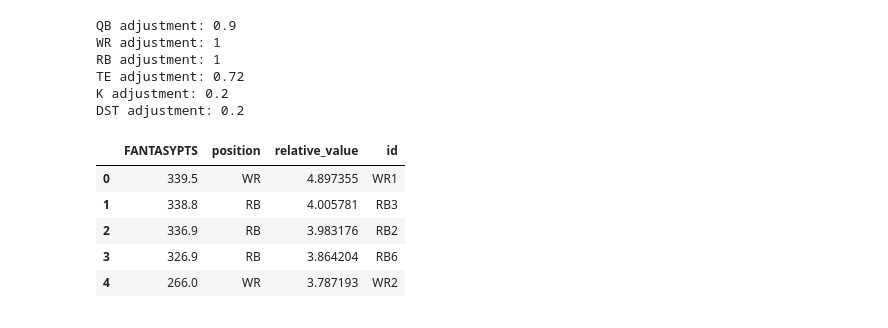
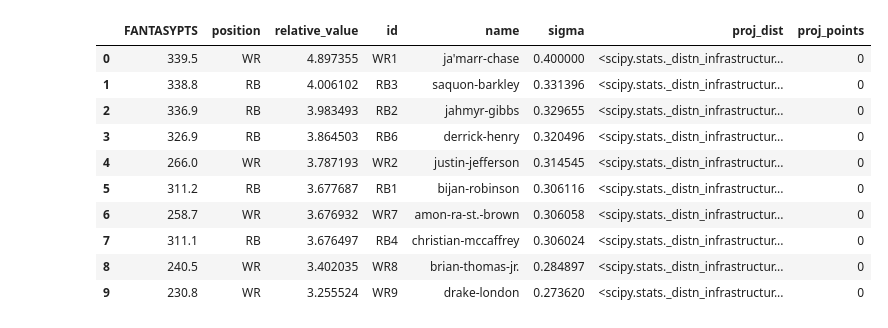
Before and after one commit to lukebernier/monte-carlo, a Jupyter notebook: draft_monte_carlo.ipynb, the cells around one changed output. Drawn from its saved outputs; the diff is of its cells as text; code cells hidden in the pictures.

Commit message:
distribution analysis, set player distributions

```diff
--- a/draft_monte_carlo.ipynb
+++ b/draft_monte_carlo.ipynb
@@ -307,32 +381,32 @@ class Draft: # class for drafting teams
 # have to merge all positions together because the original dataset didn't have position :/
 qbs = pd.read_csv('FantasyPros_2025_Draft_QB_Rankings.csv')
 qbs['position'] = 'QB'
-qbs = qbs[['RK', 'FANTASYPTS', 'position']]
+qbs = qbs[['RK', 'FANTASYPTS', 'position', 'PLAYER NAME']]
 
 
 wrs = pd.read_csv('FantasyPros_2025_Draft_WR_Rankings.csv')
 wrs['position'] = 'WR'
-wrs = wrs[['RK', 'FANTASYPTS', 'position']]
+wrs = wrs[['RK', 'FANTASYPTS', 'position', 'PLAYER NAME']]
 
 
 rbs = pd.read_csv('FantasyPros_2025_Draft_RB_Rankings.csv')
 rbs['position'] = 'RB'
-rbs = rbs[['RK', 'FANTASYPTS', 'position']]
+rbs = rbs[['RK', 'FANTASYPTS', 'position', 'PLAYER NAME']]
 
 
 tes = pd.read_csv('FantasyPros_2025_Draft_TE_Rankings.csv')
 tes['position'] = 'TE'
-tes = tes[['RK', 'FANTASYPTS', 'position']]
+tes = tes[['RK', 'FANTASYPTS', 'position', 'PLAYER NAME']]
 
 
 ks = pd.read_csv('FantasyPros_2025_Draft_K_Rankings.csv')
 ks['position'] = 'K'
-ks = ks[['RK', 'FANTASYPTS', 'position']]
+ks = ks[['RK', 'FANTASYPTS', 'position', 'PLAYER NAME']]
 
 
 dst = pd.read_csv('FantasyPros_2025_Draft_DST_Rankings.csv')
 dst['position'] = 'DST'
-dst = dst[['RK', 'FANTASYPTS', 'position']]
+dst = dst[['RK', 'FANTASYPTS', 'position', 'PLAYER NAME']]
 
 # impute and smooth the distribution
 qbs_smoothed = impute_and_smooth(qbs, verbose=False)
@@ -340,50 +414,81 @@ wrs_smoothed = impute_and_smooth(wrs, verbose=False)
 rbs_smoothed = impute_and_smooth(rbs, verbose=False)
 tes_smoothed = impute_and_smooth(tes, verbose=False)
 ks_smoothed = impute_and_smooth(ks, verbose=False)
 dst_smoothed = impute_and_smooth(dst, verbose=False)
 
 #calculate relative values based on smoothed distribution
 qbs_rv = calculate_relative_value(qbs_smoothed, verbose=False)
 wrs_rv = calculate_relative_value(wrs_smoothed, verbose=False)
 rbs_rv = calculate_relative_value(rbs_smoothed, verbose=False)
 tes_rv = calculate_relative_value(tes_smoothed, verbose=False)
 ks_rv = calculate_relative_value(ks_smoothed, verbose=False)
 dst_rv = calculate_relative_value(dst_smoothed, verbose=False)
 
 players = pd.concat([qbs_rv, wrs_rv, rbs_rv, tes_rv, ks_rv, dst_rv]).reset_index(drop=True)
 players['RK'] = players['RK'].astype(str) # change type of RK to string
 
 
 # define importance of each position - (QB, WR, RB, TE, K, DST)
 position_importance = [0.9, 1, 1, 0.72, 0.2, 0.2] # QB = 0.9, WR = 1, RB = 1, TE = 0.72, K = 0.2, DST = 0.2
 
 
-players_adjusted = relative_value_adjustment(players, position_importance, verbose=True)
-#players_adjusted['id'] = str(players_adjusted['position']) + str(players_adjusted['RK'])
+players_adjusted = relative_value_adjustment(players, position_importance, verbose=False)
 players_adjusted['id'] = players_adjusted['position'].str.cat(players_adjusted['RK'], sep='')
 
 players_adjusted = players_adjusted.sort_values(by='relative_value', ascending=False).reset_index(drop=True)
 
 players_adjusted = players_adjusted.drop(['RK'], axis=1) # drop rank
 
+#reformat player names
+for i, r in players_adjusted.iterrows():
+    players_adjusted.loc[i, 'name_lower'] = players_adjusted.loc[i, 'PLAYER NAME'].lower()
+    players_adjusted.loc[i, 'name'] = players_adjusted.loc[i, 'name_lower'].replace(" ", "-")
 
-players_adjusted.head(5)
+players_adjusted = players_adjusted.drop(['PLAYER NAME'], axis=1) # drop temp name columns
+players_adjusted = players_adjusted.drop(['name_lower'], axis=1) # drop temp name columns
 
-#for index, row in df_sorted.iterrows():
-    #print(f"Index: {index}, RK: {row['RK']}, Pts: {row['FANTASYPTS']}, Position: {row['position']}, relative value: {row['relative_value']}")
+
+#create sigma value for lognormal distribution creation - this value will be based on relative_value
+#use min-max normalization
+#first scale to [0, 1)
+minmax = (players_adjusted['relative_value'] - min(players_adjusted['relative_value']))/(max(players_adjusted['relative_value']) - min(players_adjusted['relative_value']))
+
+# then adjust ranges
+players_adjusted['sigma'] = 0.1 + minmax * (0.4-0.1)
+
+
+# every player needs a pdf of the lognormal function - need to add the distribution to the dataset so that we can sample
+# from the pdf for every draft
+
+# key notes - sigma can vary over the interval (0.1, 0.4) - the closer to 0, the less skew there is - I want there to be more skew
+# the higher a players relative value - regression to the mean dictates that an extreme event (that players season) will likely be
+# followed by a less extreme event - key here is "likely"
+
+# mu should stay constant at 4
+
+mu = 4   # Mean of the underlying normal distribution
+
+# Create distribution object for each player
+for i, r in players_adjusted.iterrows():
+    players_adjusted.loc[i, 'proj_dist'] = lognorm(s=r['sigma'], scale=np.exp(mu))
+players_adjusted['proj_points'] = 0
+
+
+#players_adjusted.to_csv('player_data_all.csv') # save player data as a csv for distribution analysis
+
+players_adjusted.head(10)
 # %% [output]
-QB adjustment: 0.9
-WR adjustment: 1
-RB adjustment: 1
-TE adjustment: 0.72
-K adjustment: 0.2
-DST adjustment: 0.2
-|  | FANTASYPTS | position | relative_value | id |
-| 0 | 339.5 | WR | 4.897355 | WR1 |
-| 1 | 338.8 | RB | 4.005781 | RB3 |
-| 2 | 336.9 | RB | 3.983176 | RB2 |
-| 3 | 326.9 | RB | 3.864204 | RB6 |
-| 4 | 266.0 | WR | 3.787193 | WR2 |
+|  | FANTASYPTS | position | relative_value | id | name | sigma | proj_dist | proj_points |
+| 0 | 339.5 | WR | 4.897355 | WR1 | ja'marr-chase | 0.400000 | <scipy.stats._distn_infrastructur... | 0 |
+| 1 | 338.8 | RB | 4.006102 | RB3 | saquon-barkley | 0.331396 | <scipy.stats._distn_infrastructur... | 0 |
+| 2 | 336.9 | RB | 3.983493 | RB2 | jahmyr-gibbs | 0.329655 | <scipy.stats._distn_infrastructur... | 0 |
+| 3 | 326.9 | RB | 3.864503 | RB6 | derrick-henry | 0.320496 | <scipy.stats._distn_infrastructur... | 0 |
+| 4 | 266.0 | WR | 3.787193 | WR2 | justin-jefferson | 0.314545 | <scipy.stats._distn_infrastructur... | 0 |
+| 5 | 311.2 | RB | 3.677687 | RB1 | bijan-robinson | 0.306116 | <scipy.stats._distn_infrastructur... | 0 |
+| 6 | 258.7 | WR | 3.676932 | WR7 | amon-ra-st.-brown | 0.306058 | <scipy.stats._distn_infrastructur... | 0 |
+| 7 | 311.1 | RB | 3.676497 | RB4 | christian-mccaffrey | 0.306024 | <scipy.stats._distn_infrastructur... | 0 |
+| 8 | 240.5 | WR | 3.402035 | WR8 | brian-thomas-jr. | 0.284897 | <scipy.stats._distn_infrastructur... | 0 |
+| 9 | 230.8 | WR | 3.255524 | WR9 | drake-london | 0.273620 | <scipy.stats._distn_infrastructur... | 0 |
 # %%
 players = players_adjusted.copy()
 
```
Also changed, not shown: parts of 6 cells of this notebook, 8 other files.
